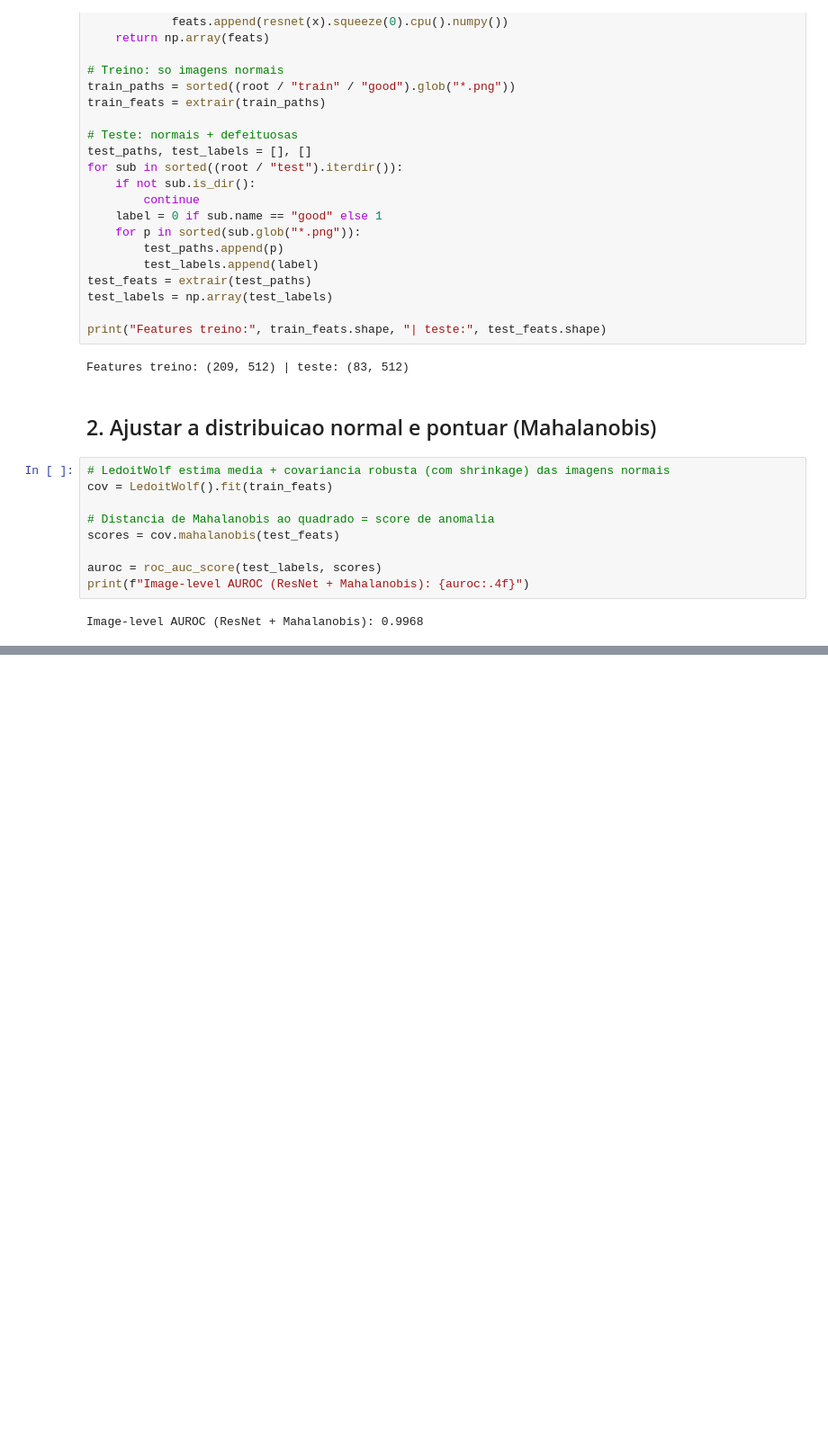
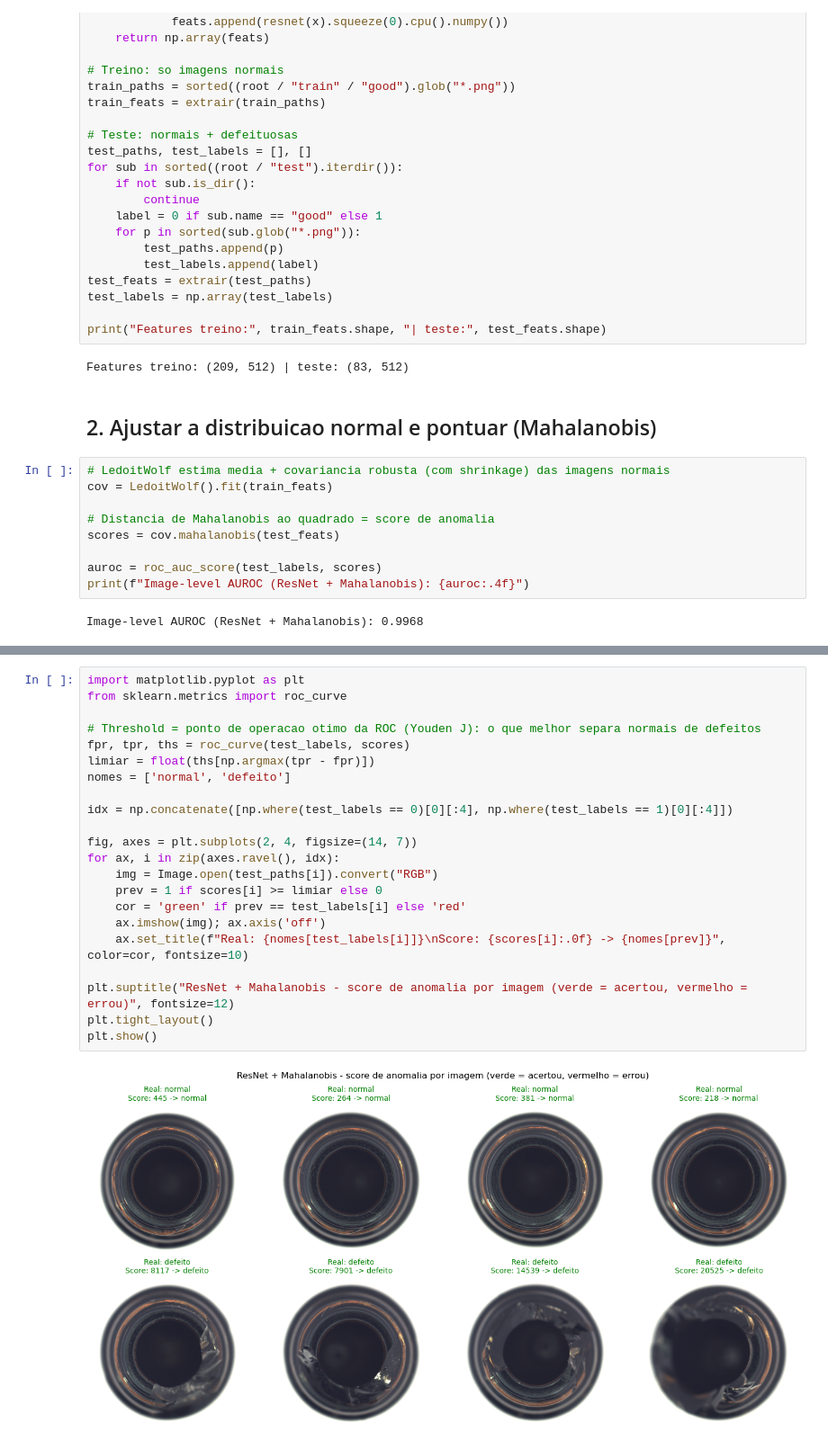
Before and after one commit to MariaJFFR/ProjetoVC, a Jupyter notebook: notebooks/04_resnet.ipynb, the cells around one changed output, grey strips where cells are left out. Shown at 90% size. Saved outputs shown, nothing was run; the diff lists cells and outputs as text; blank space fills up the shorter version.

```diff
--- a/notebooks/04_resnet.ipynb
+++ b/notebooks/04_resnet.ipynb
@@ -86,0 +90,24 @@ Image-level AUROC (ResNet + Mahalanobis): 0.9968
+# %%
+import matplotlib.pyplot as plt
+from sklearn.metrics import roc_curve
+
+# Threshold = ponto de operacao otimo da ROC (Youden J): o que melhor separa normais de defeitos
+fpr, tpr, ths = roc_curve(test_labels, scores)
+limiar = float(ths[np.argmax(tpr - fpr)])
+nomes = ['normal', 'defeito']
+
+idx = np.concatenate([np.where(test_labels == 0)[0][:4], np.where(test_labels == 1)[0][:4]])
+
+fig, axes = plt.subplots(2, 4, figsize=(14, 7))
+for ax, i in zip(axes.ravel(), idx):
+    img = Image.open(test_paths[i]).convert("RGB")
+    prev = 1 if scores[i] >= limiar else 0
+    cor = 'green' if prev == test_labels[i] else 'red'
+    ax.imshow(img); ax.axis('off')
+    ax.set_title(f"Real: {nomes[test_labels[i]]}\nScore: {scores[i]:.0f} -> {nomes[prev]}", color=cor, fontsize=10)
+
+plt.suptitle("ResNet + Mahalanobis - score de anomalia por imagem (verde = acertou, vermelho = errou)", fontsize=12)
+plt.tight_layout()
+plt.show()
+# %% [output]
+[figure, added]
```
Also changed, not shown: parts of 2 cells of this notebook, 1 other file.
